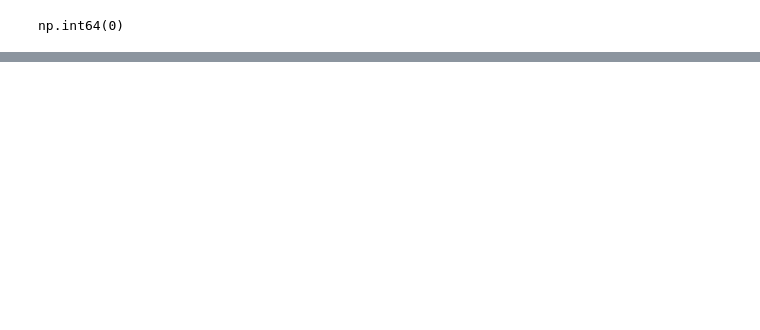
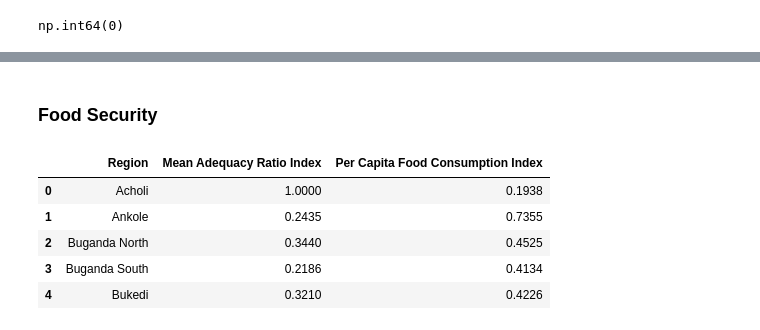
Before and after one commit to Shaka42/Derpin_project_2025, a Jupyter notebook: Derpin_Notebook.ipynb, the cells around one changed output, grey strips where cells are left out. Saved outputs shown, nothing was run; the diff lists cells and outputs as text; code cells hidden in the pictures; blank space fills up the shorter version.

```diff
--- a/Derpin_Notebook.ipynb
+++ b/Derpin_Notebook.ipynb
@@ -315,0 +376,12 @@ Index(['district', 'Average Consumption adequacy of Calcium (mg)',
+# %% [markdown]
+### Food Security
+# %%
+Food_security=merged_index[['Region','Mean Adequacy Ratio Index','Per Capita Food Consumption Index']].drop_duplicates(subset=['Region']).reset_index(drop=True)
+Food_security.head()
+# %% [output]
+|  | Region | Mean Adequacy Ratio Index | Per Capita Food Consumption Index |
+| 0 | Acholi | 1.0000 | 0.1938 |
+| 1 | Ankole | 0.2435 | 0.7355 |
+| 2 | Buganda North | 0.3440 | 0.4525 |
+| 3 | Buganda South | 0.2186 | 0.4134 |
+| 4 | Bukedi | 0.3210 | 0.4226 |
```
Also changed, not shown: parts of 33 cells of this notebook, 2 other files.
